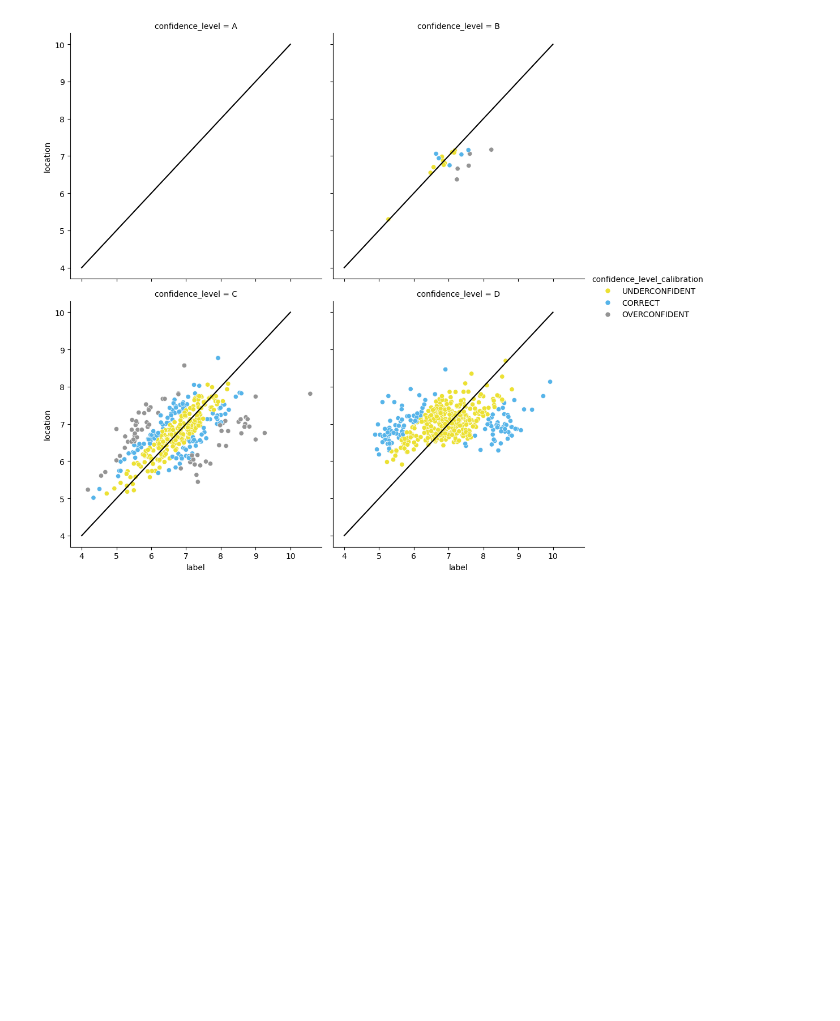
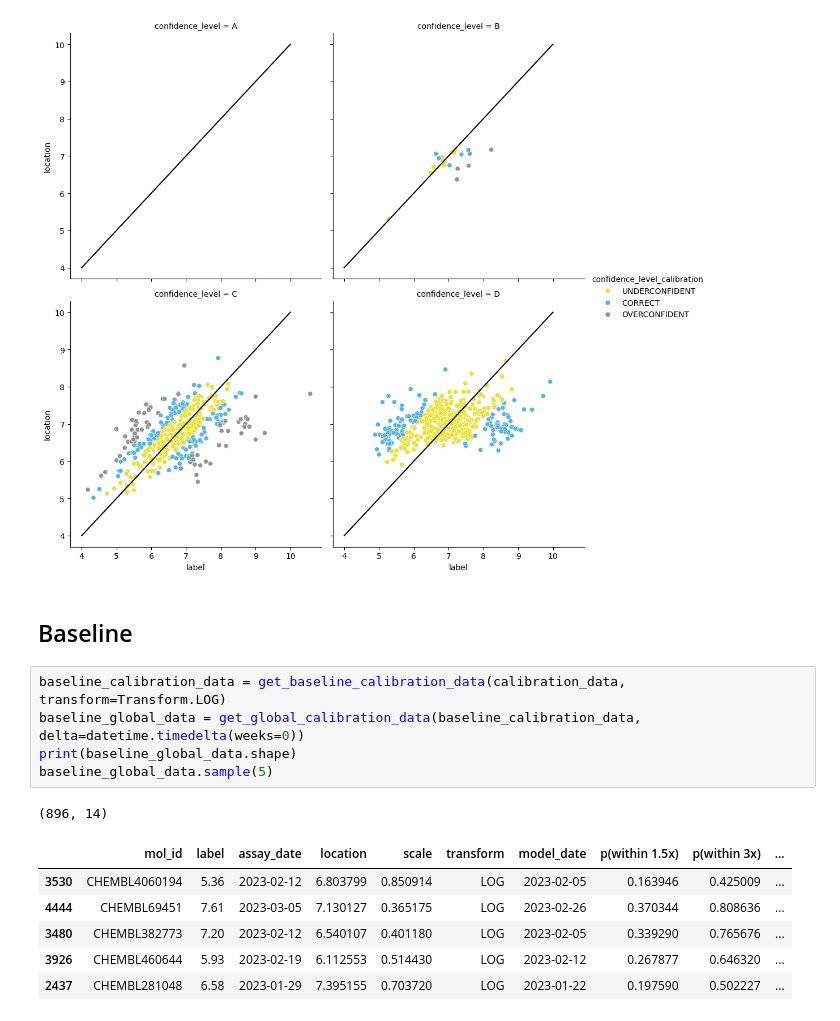
Before and after one commit to skearnes/ocla, a Jupyter notebook: jupyter/example.ipynb, the cells around one changed output. Drawn from its saved outputs; the diff is of its cells as text; blank space fills up the shorter version.

```diff
--- a/jupyter/example.ipynb
+++ b/jupyter/example.ipynb
@@ -274,3 +282,18 @@ for ax in fig.axes:
     _ = ax.plot([4, 10], [4, 10], color="black")
 # %% [output]
 [figure]
+# %% [markdown]
+## Baseline
+# %%
+baseline_calibration_data = get_baseline_calibration_data(calibration_data, transform=Transform.LOG)
+baseline_global_data = get_global_calibration_data(baseline_calibration_data, delta=datetime.timedelta(weeks=0))
+print(baseline_global_data.shape)
+baseline_global_data.sample(5)
+# %% [output]
+(896, 14)
+|  | mol_id | label | assay_date | location | scale | transform | model_date | p(within 1.5x) | p(within 3x) | ... |
+| 3530 | CHEMBL4060194 | 5.36 | 2023-02-12 | 6.803799 | 0.850914 | LOG | 2023-02-05 | 0.163946 | 0.425009 | ... |
+| 4444 | CHEMBL69451 | 7.61 | 2023-03-05 | 7.130127 | 0.365175 | LOG | 2023-02-26 | 0.370344 | 0.808636 | ... |
+| 3480 | CHEMBL382773 | 7.20 | 2023-02-12 | 6.540107 | 0.401180 | LOG | 2023-02-05 | 0.339290 | 0.765676 | ... |
+| 3926 | CHEMBL460644 | 5.93 | 2023-02-19 | 6.112553 | 0.514430 | LOG | 2023-02-12 | 0.267877 | 0.646320 | ... |
+| 2437 | CHEMBL281048 | 6.58 | 2023-01-29 | 7.395155 | 0.703720 | LOG | 2023-01-22 | 0.197590 | 0.502227 | ... |
```
Also changed, not shown: parts of 12 cells of this notebook, 1 other file.
